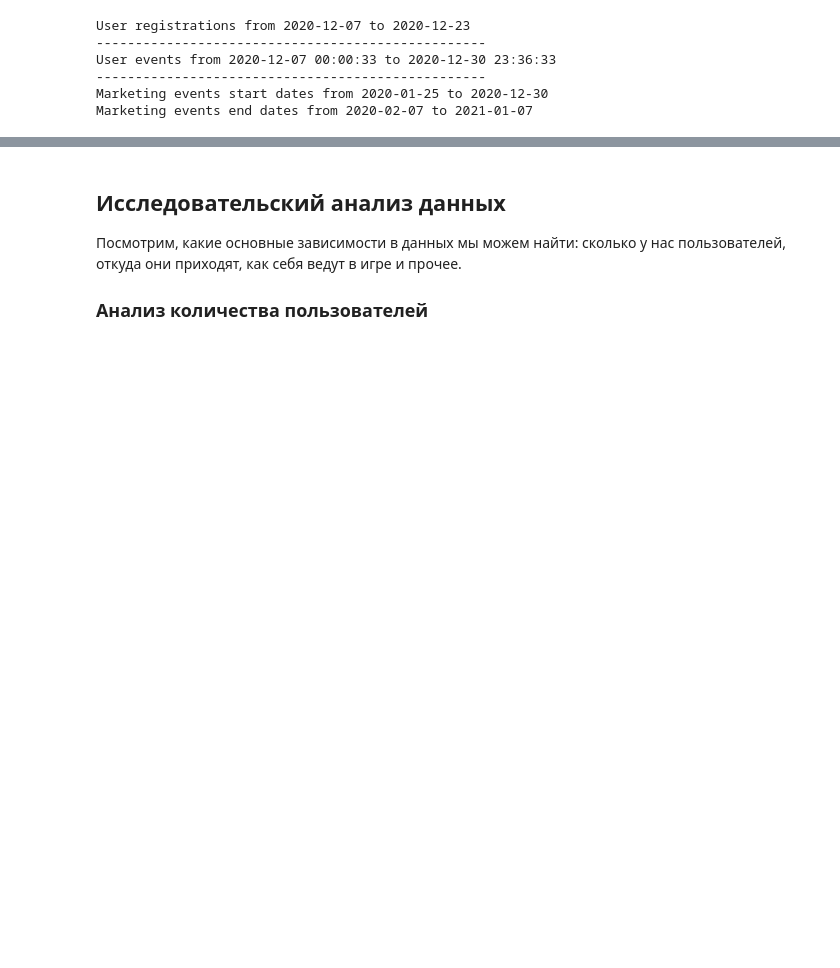
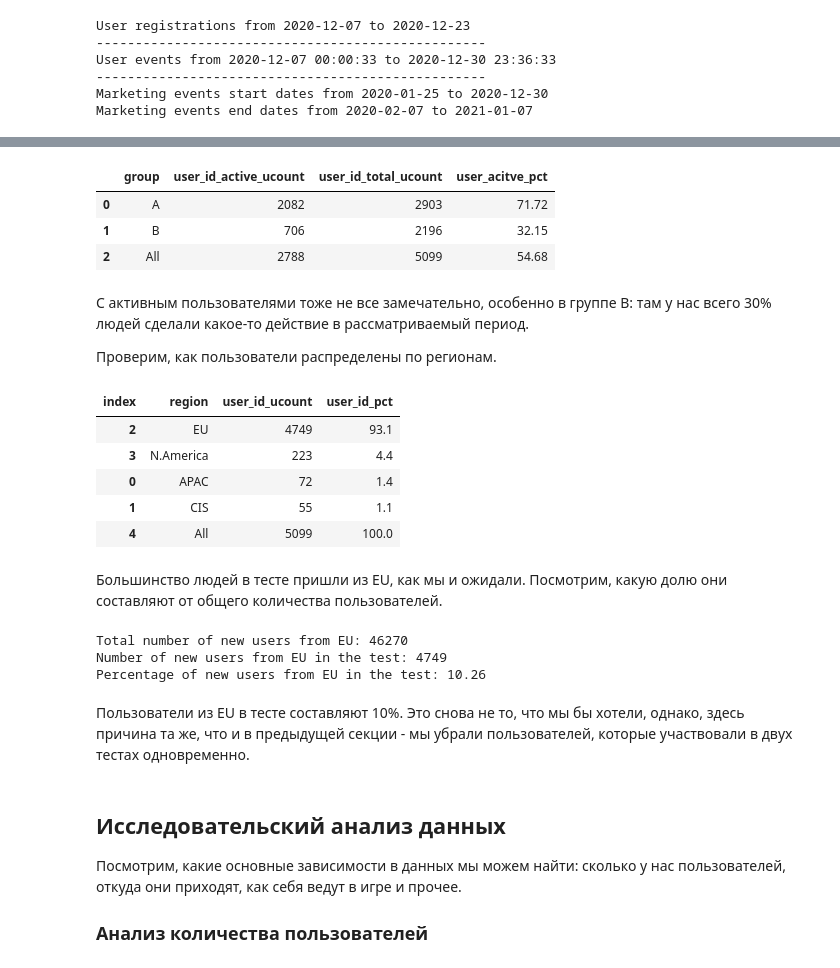
Before and after one commit to mskhmelik/prj_ab_test, a Jupyter notebook: prj_ab_test.ipynb, the cells around one changed output, grey strips where cells are left out. Saved outputs shown, nothing was run; the diff lists cells and outputs as text; code cells hidden in the pictures; blank space fills up the shorter version.

```diff
--- a/prj_ab_test.ipynb
+++ b/prj_ab_test.ipynb
@@ -333,3 +290,63 @@ df = (
+# %%
+(df_summary
+ .pivot_table(index='group', values='user_id', aggfunc='nunique', margins=True)
+ .reset_index()
+ .rename(columns={'user_id':'user_id_active_ucount'})
+ .merge(df_temp[['group', 'user_id_total_ucount']], on='group', how='left')
+ .assign(user_acitve_pct = lambda df: round(100 * df.user_id_active_ucount / df.user_id_total_ucount, 2))
+)
+# %% [output]
+|  | group | user_id_active_ucount | user_id_total_ucount | user_acitve_pct |
+| 0 | A | 2082 | 2903 | 71.72 |
+| 1 | B | 706 | 2196 | 32.15 |
+| 2 | All | 2788 | 5099 | 54.68 |
+# %% [markdown]
+С активным пользователями тоже не все замечательно, особенно в группе В: там у нас всего 30% людей сделали какое-то действие в рассматриваемый период.
+
+Проверим, как пользователи распределены по регионам.
+# %%
+df_temp = (
+    pd.merge(left=df_test_users, right=df_new_users, on='user_id', how='left')
+    .loc[lambda df: df.ab_test == 'recommender_system_test']
+    .pivot_table(index='region', values='user_id', aggfunc='nunique', margins=True)
+    .reset_index()
+    .rename_axis('index', axis=1)
+    .rename(columns={'user_id': 'user_id_ucount'})
+    .assign(
+        user_id_pct = lambda df: round(100 * df.user_id_ucount / df.user_id_ucount.iloc[-1], 1),
+        sort_key = lambda df: df.region == 'All'
+    )
+    .sort_values(['sort_key', 'user_id_ucount'], ascending=[True, False])
+    .drop('sort_key', axis=1)
+)
+
+display(df_temp)
+# %% [output]
+| index | region | user_id_ucount | user_id_pct |
+| 2 | EU | 4749 | 93.1 |
+| 3 | N.America | 223 | 4.4 |
+| 0 | APAC | 72 | 1.4 |
+| 1 | CIS | 55 | 1.1 |
+| 4 | All | 5099 | 100.0 |
+# %% [markdown]
+Большинство людей в тесте пришли из EU, как мы и ожидали. Посмотрим, какую долю они составляют от общего количества пользователей.
+# %%
+print(
+    'Total number of new users from EU: ',
+    df_new_users[df_new_users.region == 'EU'].user_id.nunique(), '\n',
+    'Number of new users from EU in the test: ',
+    df_temp[df_temp.region == 'EU'].user_id_ucount.sum(), '\n',
+    'Percentage of new users from EU in the test: ',
+    round(100 * df_temp[df_temp.region == 'EU'].user_id_ucount.sum()
+    / df_new_users[df_new_users.region == 'EU'].user_id.nunique(), 2),
+    sep=''
+)
+# %% [output]
+Total number of new users from EU: 46270
+Number of new users from EU in the test: 4749
+Percentage of new users from EU in the test: 10.26
+# %% [markdown]
+Пользователи из EU в тесте составляют 10%. Это снова не то, что мы бы хотели, однако, здесь причина та же, что и в предыдущей секции - мы убрали пользователей, которые участвовали в двух тестах одновременно.
 # %% [markdown]
 ## Исследовательский анализ данных
 
```
Also changed, not shown: parts of 16 cells of this notebook.
